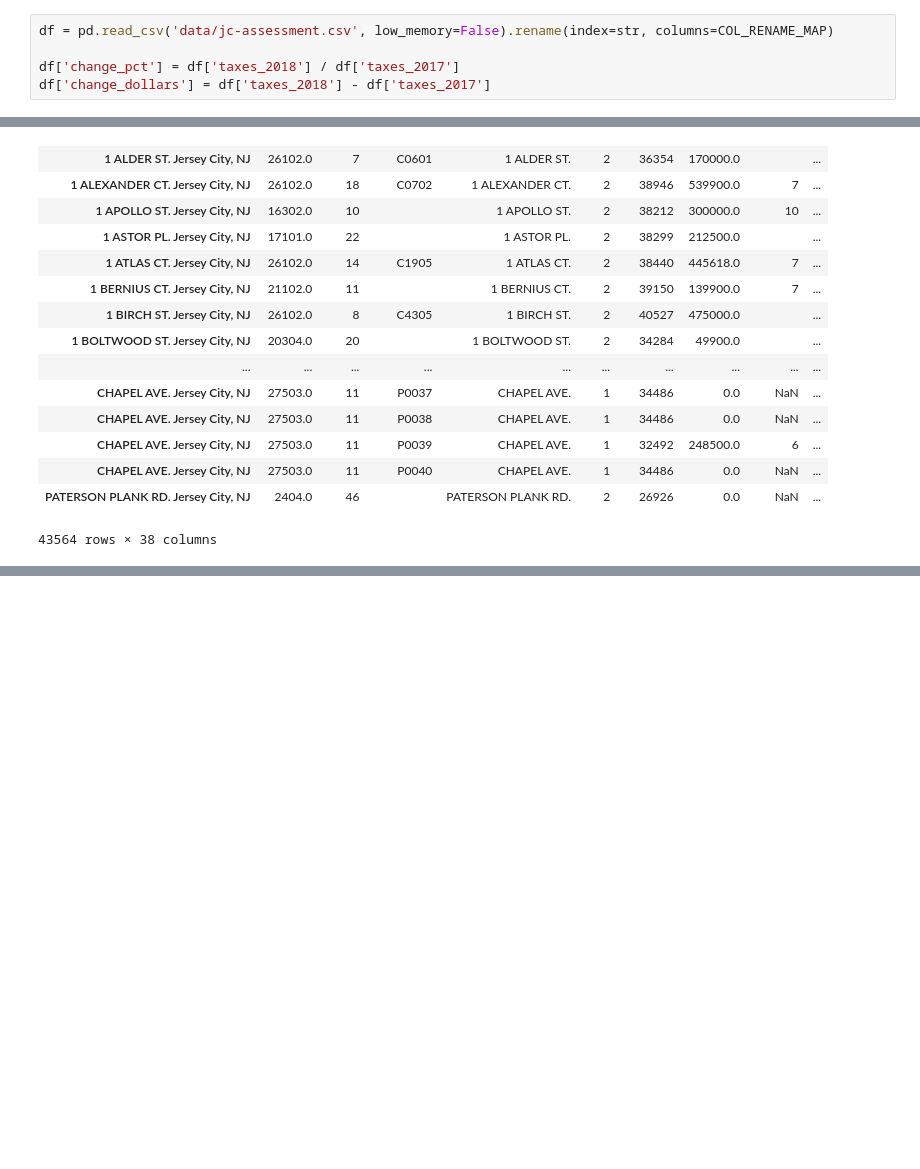
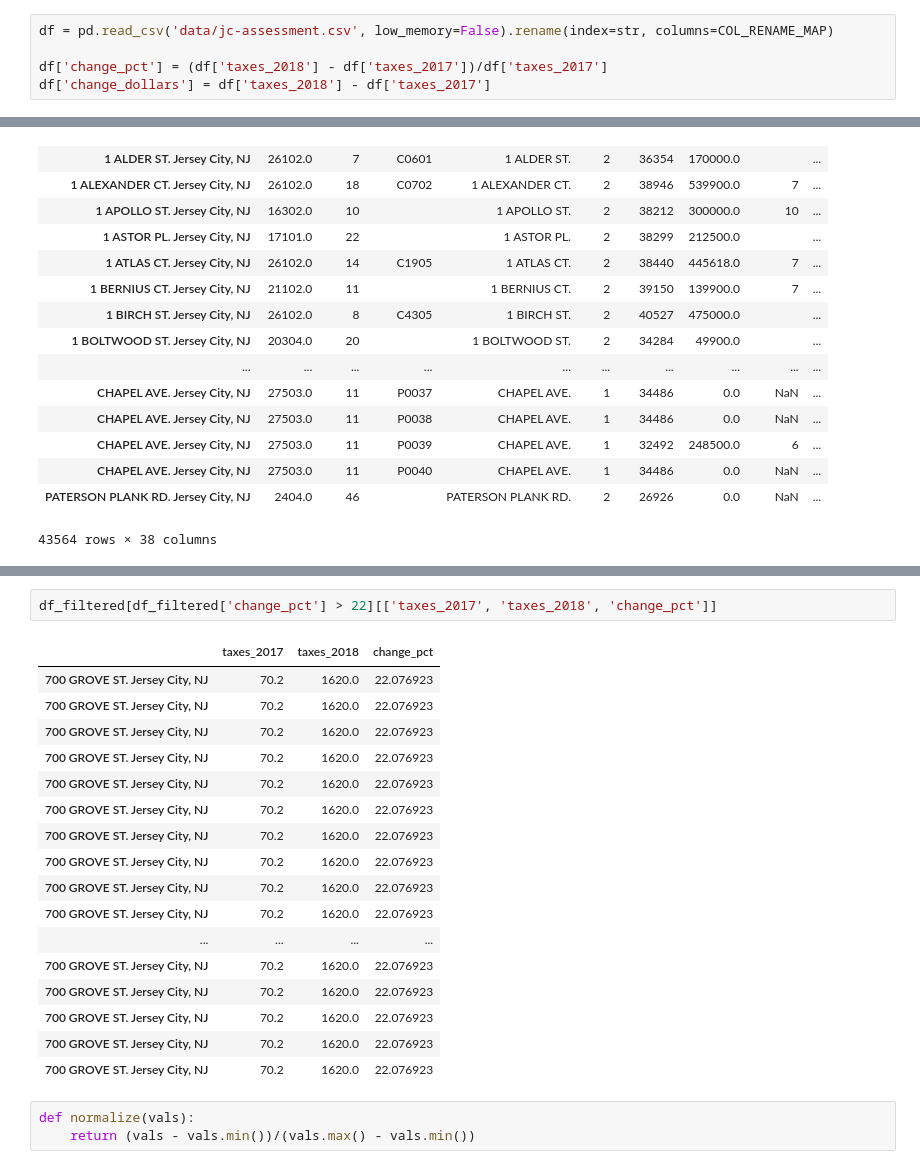
Before and after one commit to dangoldin/jersey-city-tax-assessment, a Jupyter notebook: analyze.ipynb, the cells around one changed output, grey strips where cells are left out. Cells and saved outputs as stored; diff of their text form; blank space fills up the shorter version.

```diff
--- a/analyze.ipynb
+++ b/analyze.ipynb
@@ -40,7 +40,7 @@ geocoded_data = pd.concat([pd.read_csv(file, index_col=None, header=0) for file
 # %%
 df = pd.read_csv('data/jc-assessment.csv', low_memory=False).rename(index=str, columns=COL_RENAME_MAP)
 
-df['change_pct'] = df['taxes_2018'] / df['taxes_2017']
+df['change_pct'] = (df['taxes_2018'] - df['taxes_2017'])/df['taxes_2017']
 df['change_dollars'] = df['taxes_2018'] - df['taxes_2017']
 # %%
 df
@@ -124 +131,24 @@ center_lng = df_filtered['Longitude'].mean()
+# %%
+df_filtered[df_filtered['change_pct'] > 22][['taxes_2017', 'taxes_2018', 'change_pct']]
+# %% [output]
+|  | taxes_2017 | taxes_2018 | change_pct |
+| 700 GROVE ST. Jersey City, NJ | 70.2 | 1620.0 | 22.076923 |
+| 700 GROVE ST. Jersey City, NJ | 70.2 | 1620.0 | 22.076923 |
+| 700 GROVE ST. Jersey City, NJ | 70.2 | 1620.0 | 22.076923 |
+| 700 GROVE ST. Jersey City, NJ | 70.2 | 1620.0 | 22.076923 |
+| 700 GROVE ST. Jersey City, NJ | 70.2 | 1620.0 | 22.076923 |
+| 700 GROVE ST. Jersey City, NJ | 70.2 | 1620.0 | 22.076923 |
+| 700 GROVE ST. Jersey City, NJ | 70.2 | 1620.0 | 22.076923 |
+| 700 GROVE ST. Jersey City, NJ | 70.2 | 1620.0 | 22.076923 |
+| 700 GROVE ST. Jersey City, NJ | 70.2 | 1620.0 | 22.076923 |
+| 700 GROVE ST. Jersey City, NJ | 70.2 | 1620.0 | 22.076923 |
+| ... | ... | ... | ... |
+| 700 GROVE ST. Jersey City, NJ | 70.2 | 1620.0 | 22.076923 |
+| 700 GROVE ST. Jersey City, NJ | 70.2 | 1620.0 | 22.076923 |
+| 700 GROVE ST. Jersey City, NJ | 70.2 | 1620.0 | 22.076923 |
+| 700 GROVE ST. Jersey City, NJ | 70.2 | 1620.0 | 22.076923 |
+| 700 GROVE ST. Jersey City, NJ | 70.2 | 1620.0 | 22.076923 |
+# %%
+def normalize(vals):
+    return (vals - vals.min())/(vals.max() - vals.min())
 # %%
```
Also changed, not shown: parts of 5 cells of this notebook.
